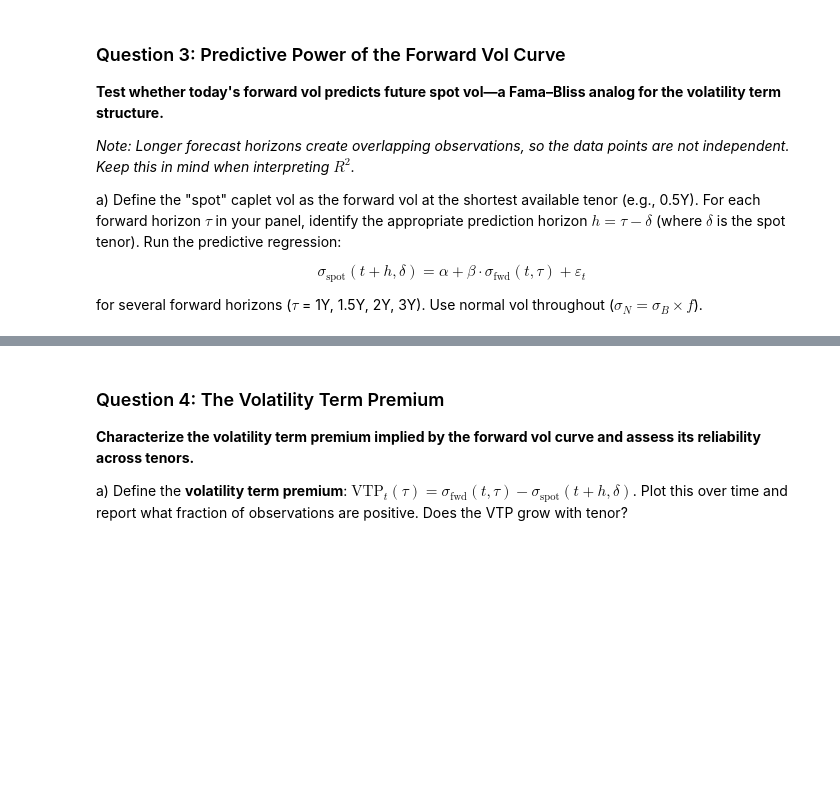
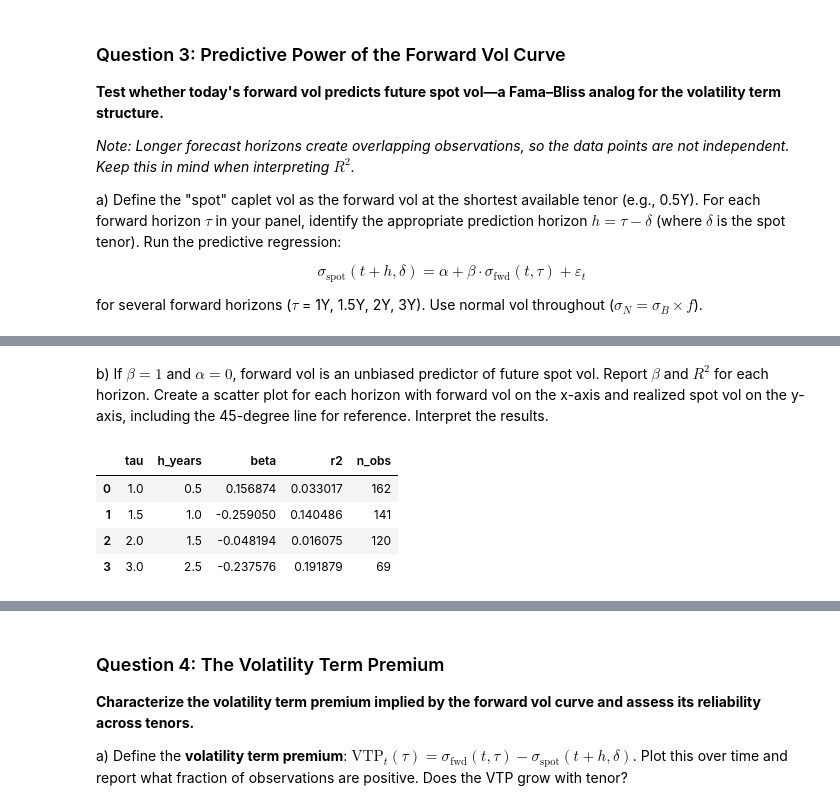
Before and after one commit to azakharove/finm37500P8, a Jupyter notebook: P8 Forward Volatility from the SOFR Cap Market_AZ.ipynb, the cells around one changed output, grey strips where cells are left out. Drawn from its saved outputs; the diff is of its cells as text; code cells hidden in the pictures; blank space fills up the shorter version.

```diff
--- a/P8 Forward Volatility from the SOFR Cap Market_AZ.ipynb
+++ b/P8 Forward Volatility from the SOFR Cap Market_AZ.ipynb
@@ -824,0 +907,11 @@ b) If $\beta = 1$ and $\alpha = 0$, forward vol is an unbiased predictor of futu
+# %% [markdown]
+b) If $\beta = 1$ and $\alpha = 0$, forward vol is an unbiased predictor of future spot vol. Report $\beta$ and $R^2$ for each horizon. Create a scatter plot for each horizon with forward vol on the x-axis and realized spot vol on the y-axis, including the 45-degree line for reference. Interpret the results.
+# %%
+q3b_report = q3a_results[["tau", "h_years", "beta", "r2", "n_obs"]].copy()
+display(q3b_report)
+# %% [output]
+|  | tau | h_years | beta | r2 | n_obs |
+| 0 | 1.0 | 0.5 | 0.156874 | 0.033017 | 162 |
+| 1 | 1.5 | 1.0 | -0.259050 | 0.140486 | 141 |
+| 2 | 2.0 | 1.5 | -0.048194 | 0.016075 | 120 |
+| 3 | 3.0 | 2.5 | -0.237576 | 0.191879 | 69 |
```
Also changed, not shown: parts of 22 cells of this notebook.
